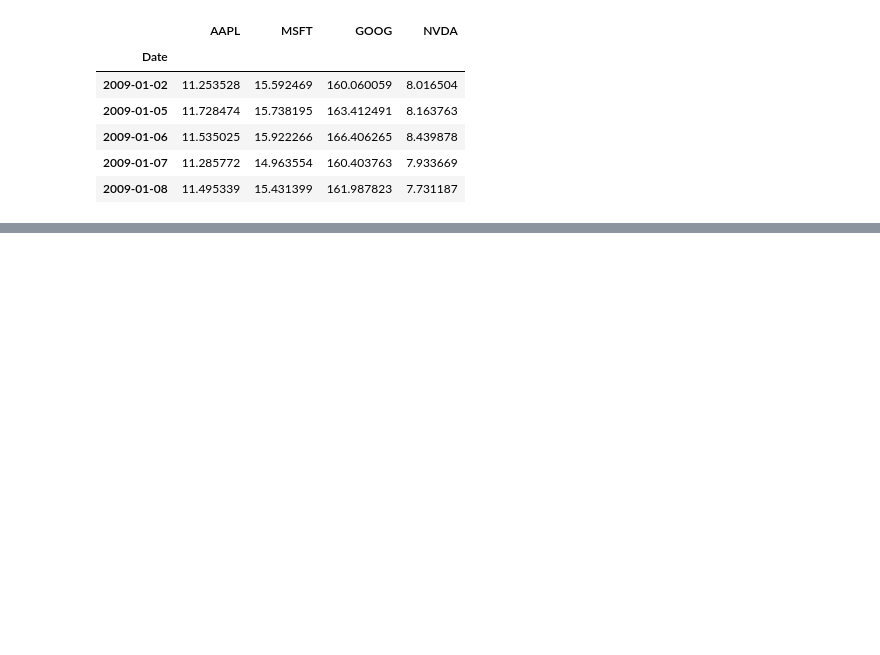
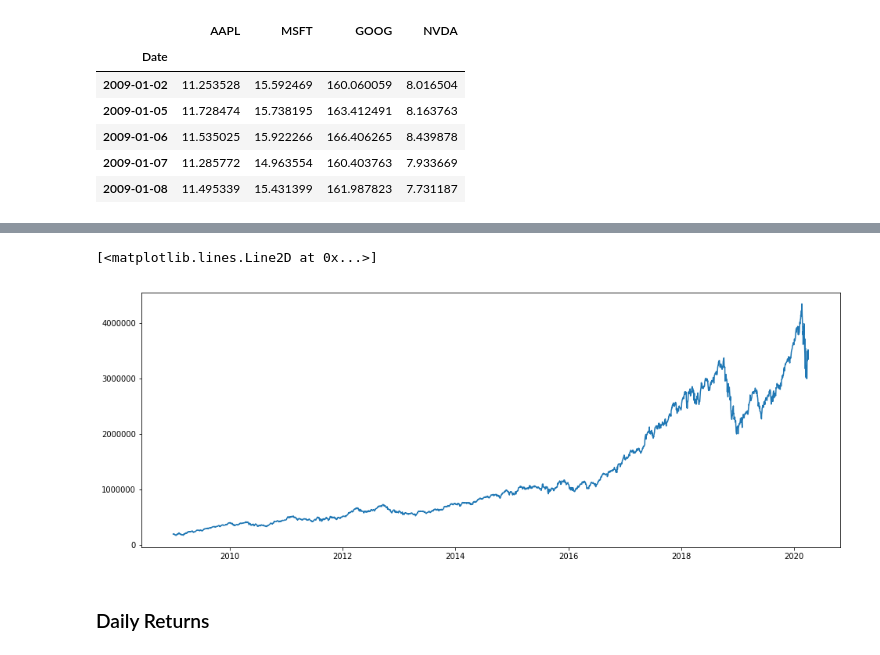
Before and after one commit to Berkat0789/Portfolio, a Jupyter notebook: Finance/SharpRatio/Untitled.ipynb, the cells around one changed output, grey strips where cells are left out. Drawn from its saved outputs; the diff is of its cells as text; code cells hidden in the pictures; blank space fills up the shorter version.

```diff
--- a/Finance/SharpRatio/Untitled.ipynb
+++ b/Finance/SharpRatio/Untitled.ipynb
@@ -93,0 +25,3 @@ the lowest Risk would have weights of [0.27889518 0.34221881 0.37412537 0.004760
+# %%
+for x in tickers:
+    data[f"{x} normal returns"] = data[f"{x}"]/data[f"{x}"].iloc[0]
@@ -93,0 +40,4 @@ the lowest Risk would have weights of [0.27889518 0.34221881 0.37412537 0.004760
+# %%
+weights = [0.3,0.2,0.3,0.2]
+for w, t in zip(weights, tickers):
+    data[f"{t} allocation"] = data[f"{t} normal returns"] * w
@@ -93,0 +56,3 @@ the lowest Risk would have weights of [0.27889518 0.34221881 0.37412537 0.004760
+# %%
+for t in tickers:
+    data[f"{t} position"] = data[f"{t} allocation"] * 200000
@@ -93,0 +80,2 @@ the lowest Risk would have weights of [0.27889518 0.34221881 0.37412537 0.004760
+# %%
+data["total position"] = data[['AAPL position', 'MSFT position', 'GOOG position','NVDA position']].sum(axis = 1)
@@ -93,0 +92,8 @@ the lowest Risk would have weights of [0.27889518 0.34221881 0.37412537 0.004760
+# %%
+plt.figure(figsize=(16,6))
+plt.plot(data["total position"])
+# %% [output]
+[<matplotlib.lines.Line2D at 0x...>]
+[figure, added]
+# %% [markdown]
+### Daily Returns
```
Also changed, not shown: parts of 66 cells of this notebook, 9 other files.
